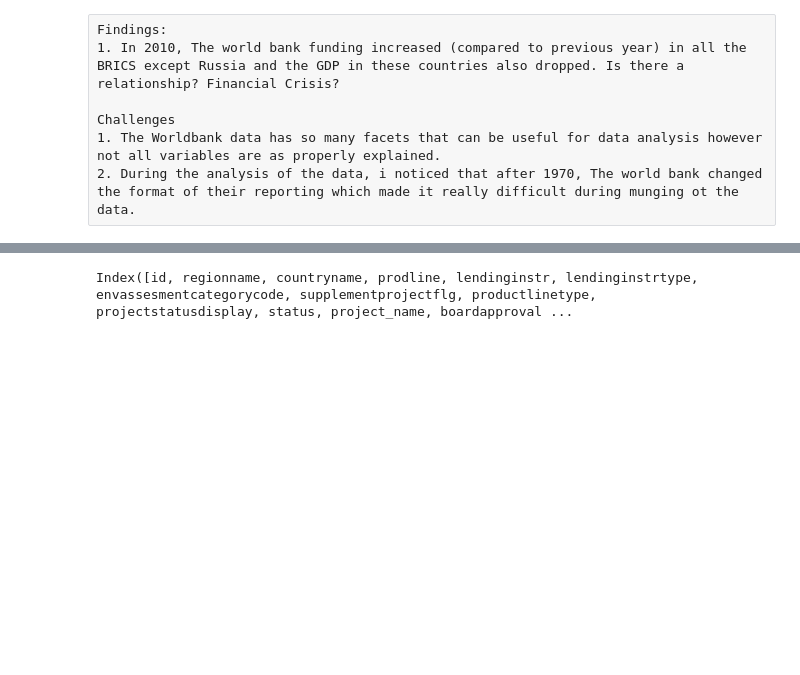
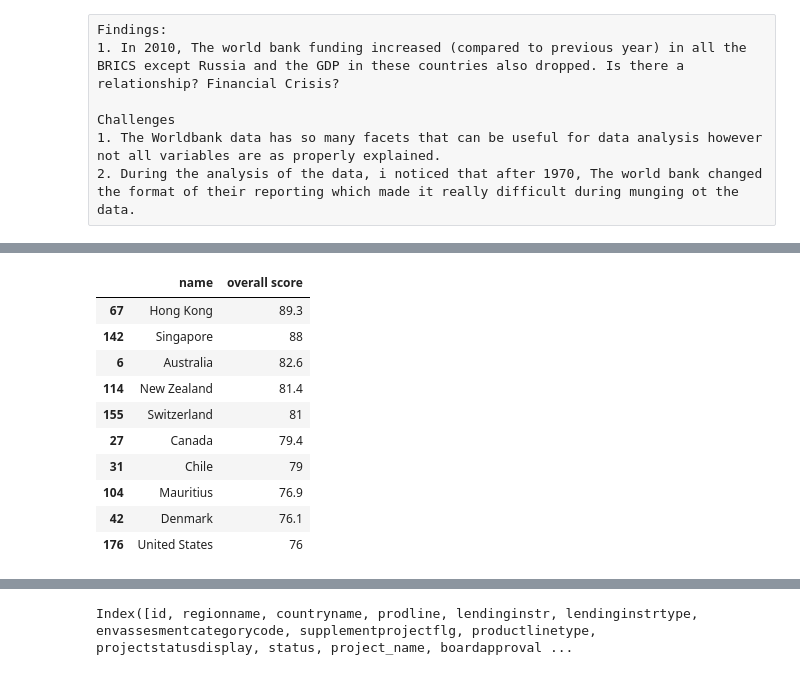
Before and after one commit to iaperez/WWOD, a Jupyter notebook: code/WorldBankData.ipynb, the cells around one changed output, grey strips where cells are left out. Cells and saved outputs as stored; diff of their text form; code cells hidden in the pictures; blank space fills up the shorter version.

```diff
--- a/code/WorldBankData.ipynb
+++ b/code/WorldBankData.ipynb
@@ -386,0 +494,16 @@ Challenges
+# %%
+high_freedom = free_df2.sort(['overall score'], ascending=False)
+high_freedom = high_freedom[:10]
+high_freedom[['name', 'overall score']]
+# %% [output]
+|  | name | overall score |
+| 67 | Hong Kong | 89.3 |
+| 142 | Singapore | 88 |
+| 6 | Australia | 82.6 |
+| 114 | New Zealand | 81.4 |
+| 155 | Switzerland | 81 |
+| 27 | Canada | 79.4 |
+| 31 | Chile | 79 |
+| 104 | Mauritius | 76.9 |
+| 42 | Denmark | 76.1 |
+| 176 | United States | 76 |
```
Also changed, not shown: parts of 31 cells of this notebook.
